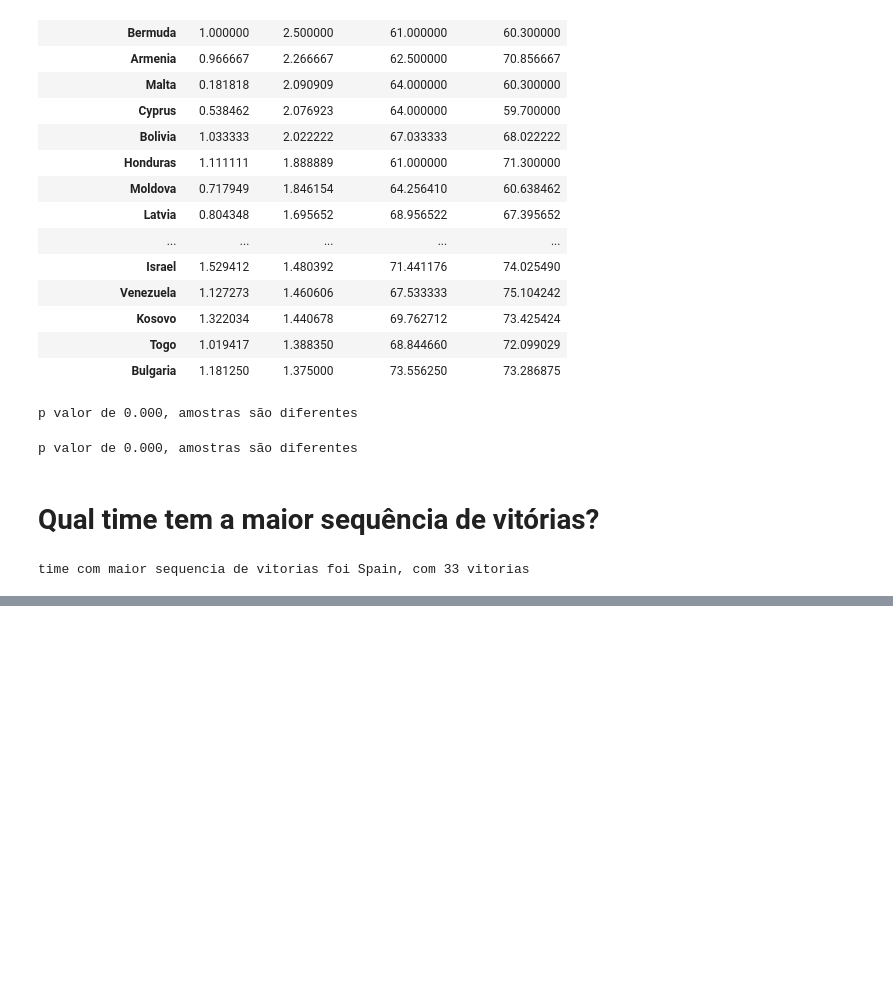
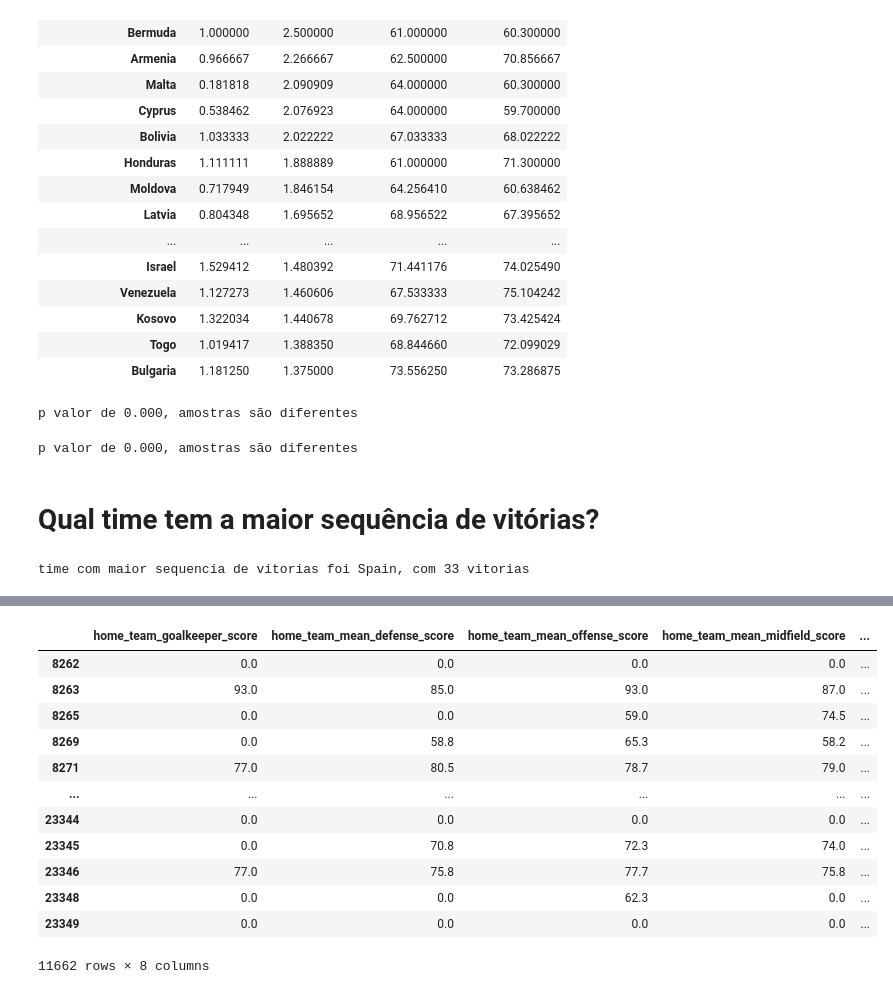
Before and after one commit to FelipeFLopes/fifa_matches_analysis, a Jupyter notebook: analise.ipynb, the cells around one changed output, grey strips where cells are left out. Cells and saved outputs as stored; diff of their text form; code cells hidden in the pictures; blank space fills up the shorter version.

```diff
--- a/analise.ipynb
+++ b/analise.ipynb
@@ -558,0 +567,7 @@ time com maior sequencia de vitorias foi Spain, com 33 vitorias
+# %%
+dados_comeco_avaliacam_scores = data.iloc[elemento_mais_antigo_contem_pontuacao:]
+
+dados_sem_empate = dados_comeco_avaliacam_scores[dados_comeco_avaliacam_scores["home_team_result"] != "Draw"]
+
+dev_data = dados_sem_empate.query("date < '01-01-2022'")
+test_data = dados_sem_empate.query("date >= '01-01-2022'")
@@ -558,0 +617,32 @@ time com maior sequencia de vitorias foi Spain, com 33 vitorias
+# %%
+nomes_features = [
+    "home_team_goalkeeper_score",
+    "home_team_mean_defense_score",
+    "home_team_mean_offense_score",
+    "home_team_mean_midfield_score",
+    "away_team_goalkeeper_score",
+    "away_team_mean_defense_score",
+    "away_team_mean_offense_score",
+    "away_team_mean_midfield_score",
+]
+
+nome_alvo = "home_team_result"
+# %%
+features = dev_data[nomes_features]
+features_sem_faltantes = features.fillna(0)
+# %%
+features_sem_faltantes
+# %% [output]
+|  | home_team_goalkeeper_score | home_team_mean_defense_score | home_team_mean_offense_score | home_team_mean_midfield_score | ... |
+| 8262 | 0.0 | 0.0 | 0.0 | 0.0 | ... |
+| 8263 | 93.0 | 85.0 | 93.0 | 87.0 | ... |
+| 8265 | 0.0 | 0.0 | 59.0 | 74.5 | ... |
+| 8269 | 0.0 | 58.8 | 65.3 | 58.2 | ... |
+| 8271 | 77.0 | 80.5 | 78.7 | 79.0 | ... |
+| ... | ... | ... | ... | ... | ... |
+| 23344 | 0.0 | 0.0 | 0.0 | 0.0 | ... |
+| 23345 | 0.0 | 70.8 | 72.3 | 74.0 | ... |
+| 23346 | 77.0 | 75.8 | 77.7 | 75.8 | ... |
+| 23348 | 0.0 | 0.0 | 62.3 | 0.0 | ... |
+| 23349 | 0.0 | 0.0 | 0.0 | 0.0 | ... |
+11662 rows × 8 columns
```
Also changed, not shown: parts of 15 cells of this notebook, 2 other files.
